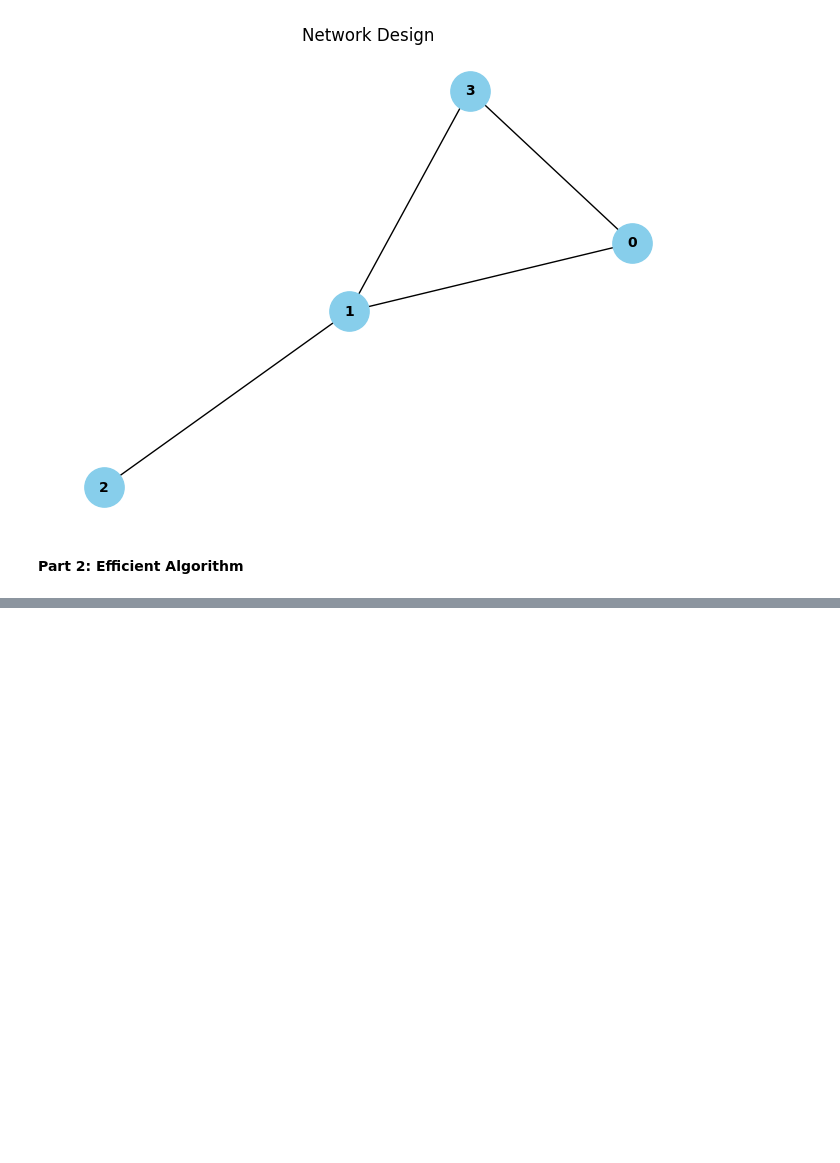
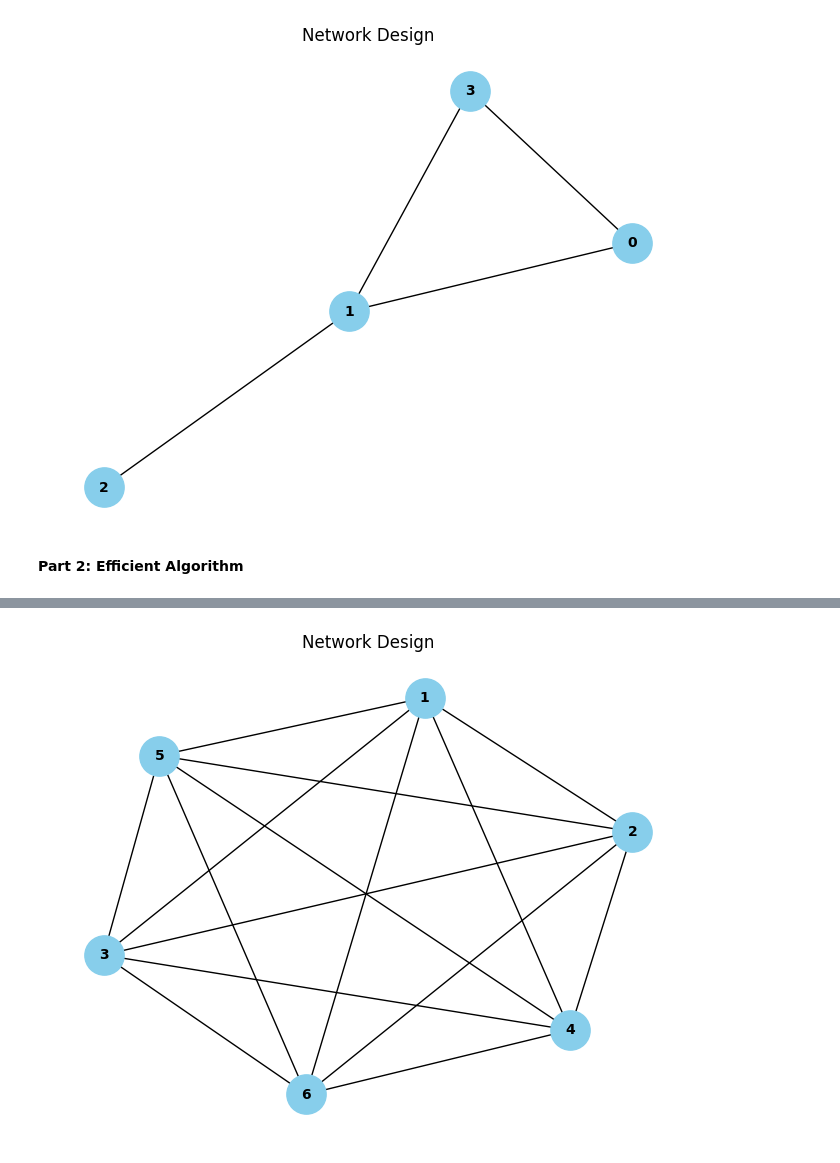
Before and after one commit to rambodazimi/Reliable-Network-Design, a Jupyter notebook: ecse422_project.ipynb, the cells around one changed output, grey strips where cells are left out. Cells and saved outputs as stored; diff of their text form; code cells hidden in the pictures; blank space fills up the shorter version.

Commit message:
network enhancement without calculating reliability

```diff
--- a/ecse422_project.ipynb
+++ b/ecse422_project.ipynb
@@ -67,8 +67,10 @@ def read_numbers_from_file(filename):
 
   return N, reliability_matrix, cost_matrix
 
-filename = "4_city.txt"
+filename = "6_city.txt"
 N, reliability_matrix, cost_matrix = read_numbers_from_file(filename)
+# Maximum cost for the network
+cost_limit = 10000
 
 print("N:", N)
 print("Reliability Matrix:", reliability_matrix)
@@ -140,9 +142,6 @@ def calculate_total_cost(binary):
       total_cost += cost_matrix[digit]
   return total_cost
 
-# Maximum cost for the network
-cost_limit = 50
-
 feasible_numbers = []
 for binary in connected_numbers:
   cost = calculate_total_cost(binary)
@@ -330,0 +328,17 @@ plot_graph(N, feas)
+# %%
+#create list of every possible edges along with it's cost and reliability
+#return tuple list of 3 items:
+#1st is nodes of edge
+#2nd is cost edge
+#3rd is 1 - reliability of the edge, for easier sorting
+def create_edge_info_list(cost_matrix, reliability_matrix):
+  edge_info_list = []
+  start = 1
+  j = start + 1
+  for i in range(len(cost_matrix)) :
+    edge_info_list.append(((start, j), cost_matrix[i], 1-reliability_matrix[i]))
+    j += 1
+    if j > N:
+      start += 1
+      j = start + 1
+  return edge_info_list
@@ -330,0 +443,20 @@ plot_graph(N, feas)
+# %%
+import networkx as nx
+import matplotlib.pyplot as plt
+
+# Add edges from adjacency matrix to list of tuples representing edges
+edges = []
+for i in range(len(selected_edges_indices)):
+  edges.append(sorted_list[i][0])
+
+# Create an empty graph
+G = nx.Graph()
+# Add edges to the graph
+G.add_edges_from(edges)
+
+# Draw the graph
+nx.draw(G, with_labels=True, node_color='skyblue', node_size=800, font_size=10, font_weight='bold')
+plt.title('Network Design')
+plt.show()
+# %% [output]
+[figure, added]
```
Also changed, not shown: parts of 6 cells of this notebook.
